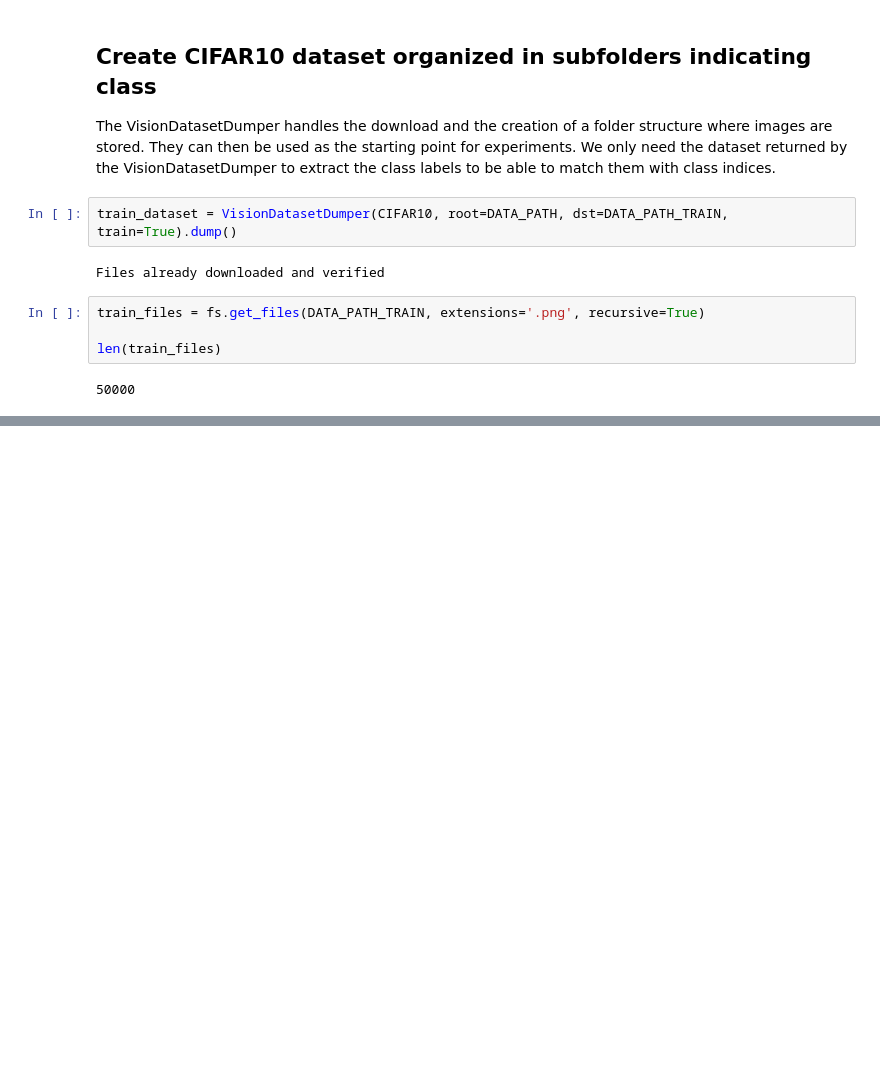
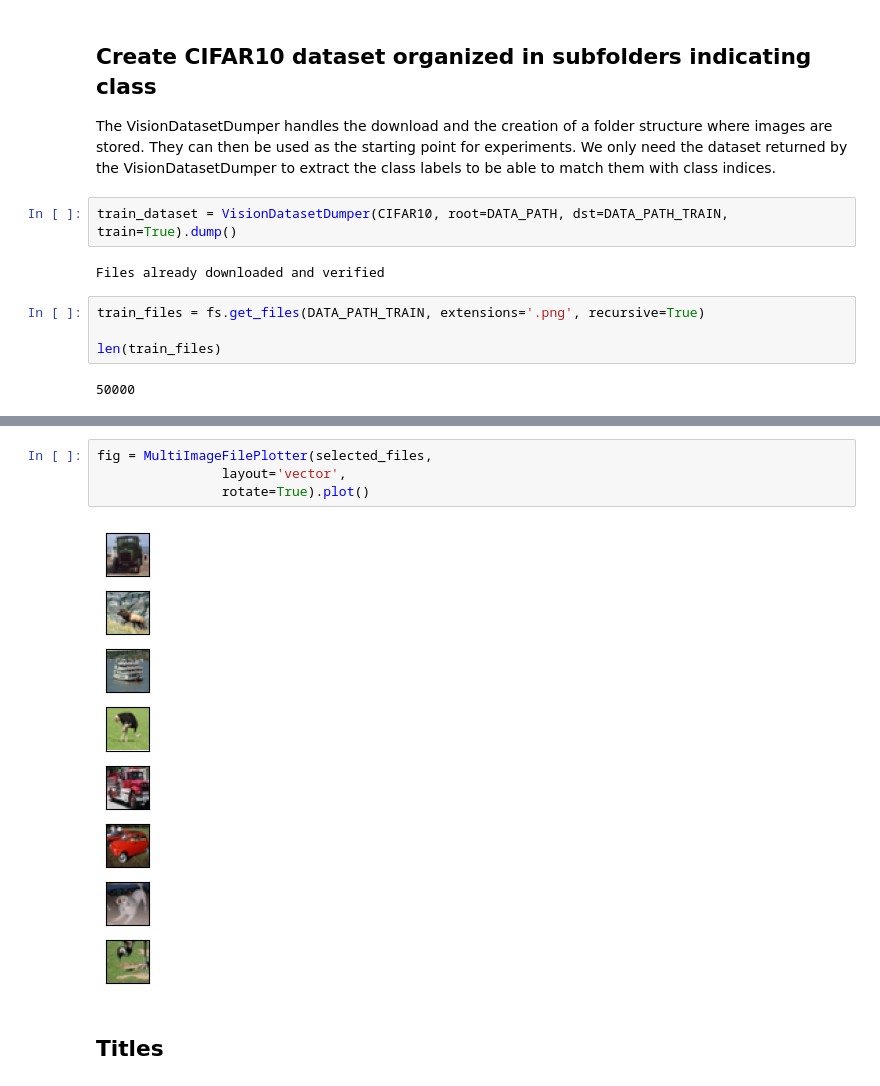
Before and after one commit to berni-lehner/hyperpyper, a Jupyter notebook: MultiImagePlotter_demo.ipynb, the cells around one changed output, grey strips where cells are left out. Cells and saved outputs as stored; diff of their text form; blank space fills up the shorter version.

```diff
--- a/MultiImagePlotter_demo.ipynb
+++ b/MultiImagePlotter_demo.ipynb
@@ -99,0 +75,8 @@ fig = MultiImageFilePlotter(selected_files,
+# %%
+fig = MultiImageFilePlotter(selected_files,
+                layout='vector',
+                rotate=True).plot()
+# %% [output]
+[figure, added]
+# %% [markdown]
+## Titles
```
Also changed, not shown: parts of 17 cells of this notebook.
